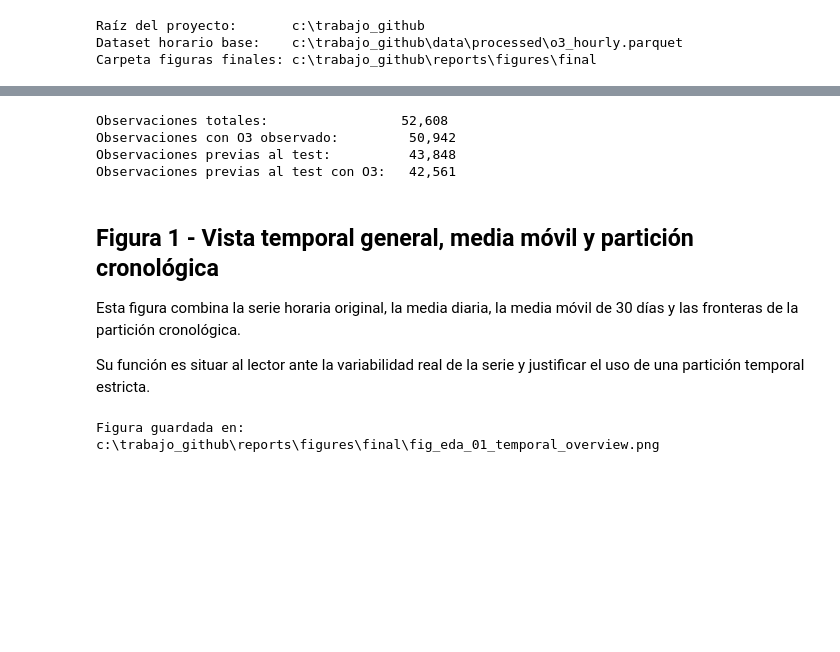
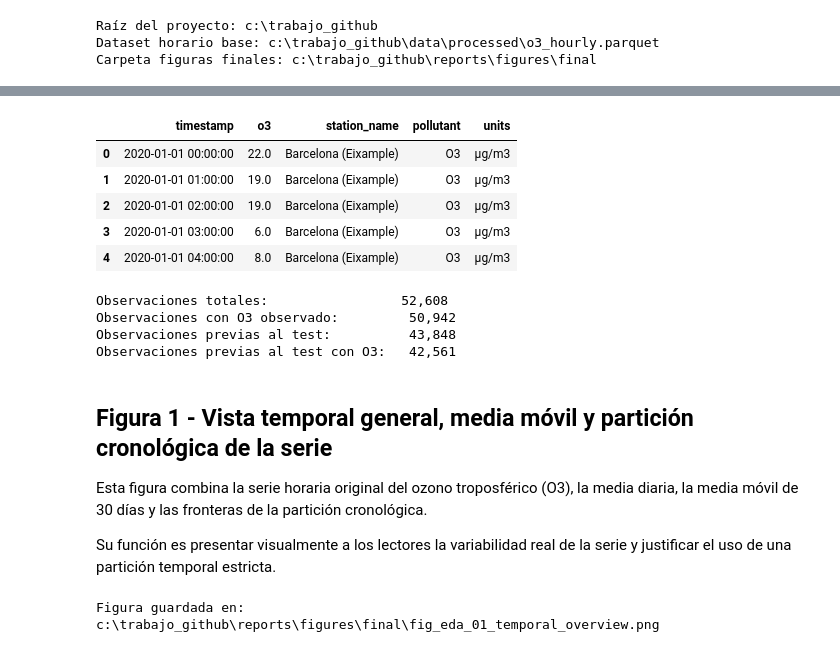
Before and after one commit to hipenation2142/trabajo, a Jupyter notebook: notebooks/01b_eda_final_figures.ipynb, the cells around one changed output, grey strips where cells are left out. Cells and saved outputs as stored; diff of their text form; code cells hidden in the pictures; blank space fills up the shorter version.

```diff
--- a/notebooks/01b_eda_final_figures.ipynb
+++ b/notebooks/01b_eda_final_figures.ipynb
@@ -116,3 +106,28 @@ Fin:      2025-12-31 23:00:00
 | 52605 | 2025-12-31 21:00:00 | 36.0 | 8019043 | Barcelona (Eixample) | 14 | O3 | µg/m3 | traffic | ... |
 | 52606 | 2025-12-31 22:00:00 | 39.0 | 8019043 | Barcelona (Eixample) | 14 | O3 | µg/m3 | traffic | ... |
 | 52607 | 2025-12-31 23:00:00 | 42.0 | 8019043 | Barcelona (Eixample) | 14 | O3 | µg/m3 | traffic | ... |
+# %%
+# Comprobación básica del esquema de datos que se espera tenga el conjunto de datos.
+# La validación exhaustiva del mismo se efectúa en notebooks/00_data_preparation_o3.ipynb.
+required_columns = [
+    "timestamp",
+    "o3",
+    "station_code",
+    "station_name",
+    "pollutant",
+    "units",
+]
+
+missing_columns = [
+    column for column in required_columns
+    if column not in hourly_df.columns
+]
+
+if missing_columns:
+    raise ValueError(f"Faltan las siguientes columnas esperadas en el conjunto de datos procesado: {missing_columns}")
+
+print(f"Inicio de la serie: {hourly_df['timestamp'].min()}")
+print(f"Fin de la serie: {hourly_df['timestamp'].max()}")
+
+display(hourly_df[["timestamp", "o3", "station_name", "pollutant", "units"]].head())
+# %% [output]
@@ -119,2 +136,8 @@ Fin:      2025-12-31 23:00:00
+|  | timestamp | o3 | station_name | pollutant | units |
+| 0 | 2020-01-01 00:00:00 | 22.0 | Barcelona (Eixample) | O3 | µg/m3 |
+| 1 | 2020-01-01 01:00:00 | 19.0 | Barcelona (Eixample) | O3 | µg/m3 |
+| 2 | 2020-01-01 02:00:00 | 19.0 | Barcelona (Eixample) | O3 | µg/m3 |
+| 3 | 2020-01-01 03:00:00 | 6.0 | Barcelona (Eixample) | O3 | µg/m3 |
+| 4 | 2020-01-01 04:00:00 | 8.0 | Barcelona (Eixample) | O3 | µg/m3 |
 # %%
 # Configuración común para las figuras finales.
@@ -212,11 +230,11 @@ Observaciones con O3 observado:         50,942
 Observaciones previas al test:          43,848
 Observaciones previas al test con O3:   42,561
 # %% [markdown]
-## Figura 1 - Vista temporal general, media móvil y partición cronológica
+## Figura 1 - Vista temporal general, media móvil y partición cronológica de la serie
 
-Esta figura combina la serie horaria original, la media diaria, la media móvil de 30 días y las fronteras de la partición cronológica.
+Esta figura combina la serie horaria original del ozono troposférico (O3), la media diaria, la media móvil de 30 días y las fronteras de la partición cronológica.
 
-Su función es situar al lector ante la variabilidad real de la serie y justificar el uso de una partición temporal estricta.
+Su función es presentar visualmente a los lectores la variabilidad real de la serie y justificar el uso de una partición temporal estricta.
 # %%
 from matplotlib.lines import Line2D
 
```
Also changed, not shown: parts of 25 cells of this notebook, 9 other files.
